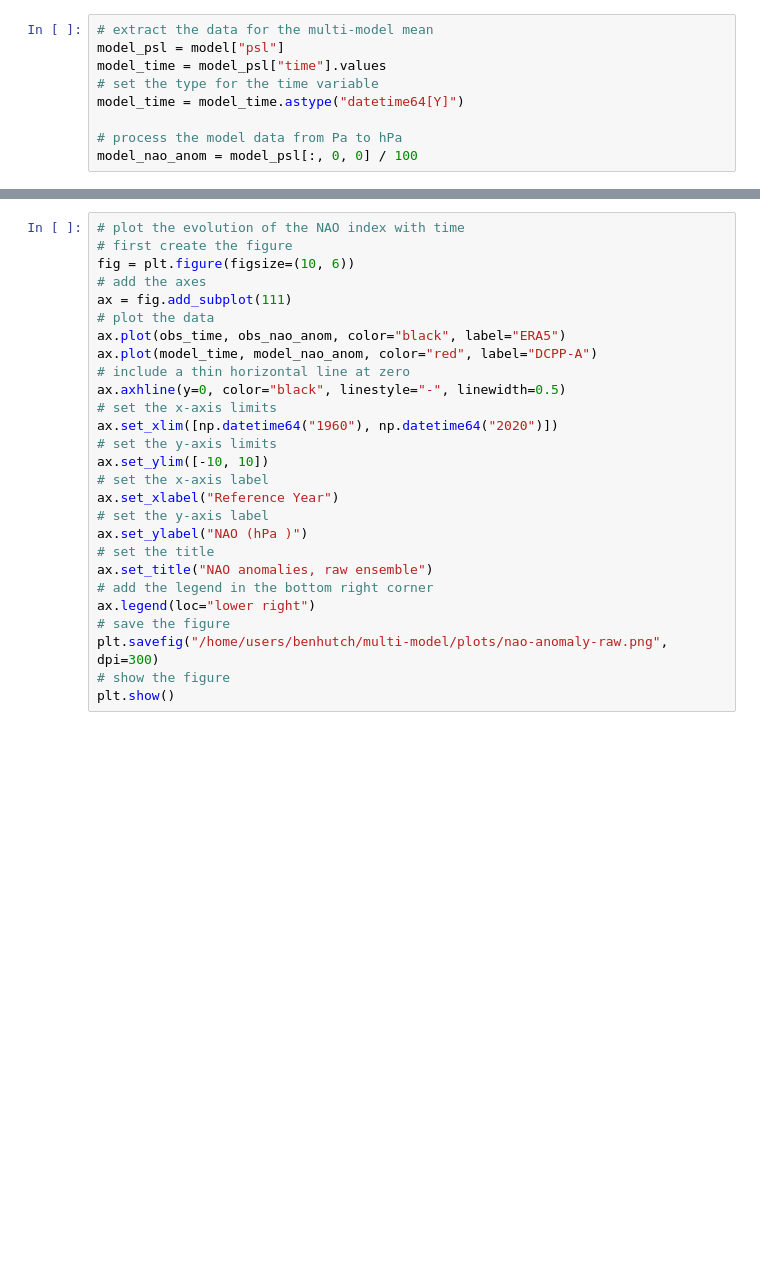
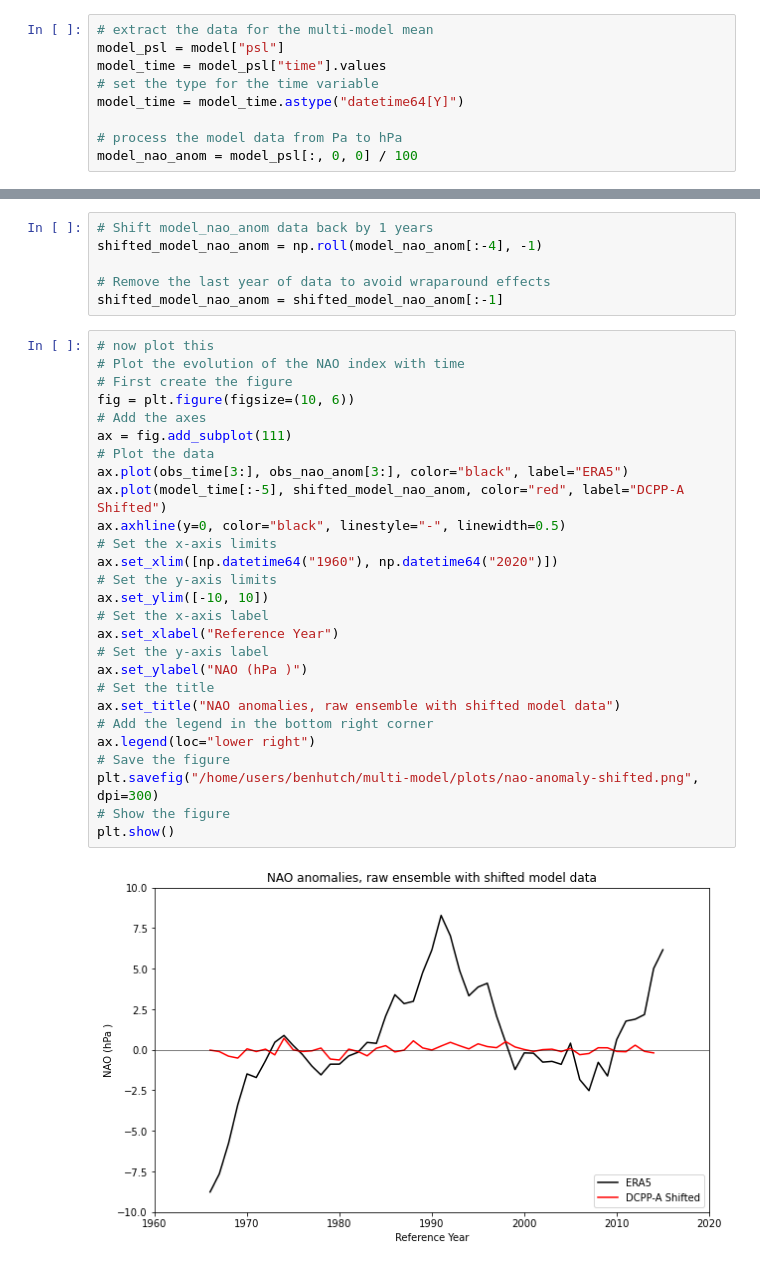
Before and after one commit to benhutchmet/testing-batch-processing, a Jupyter notebook: multi-model/plotting-figure.ipynb, the cells around one changed output, grey strips where cells are left out. Drawn from its saved outputs; the diff is of its cells as text; blank space fills up the shorter version.

```diff
--- a/multi-model/plotting-figure.ipynb
+++ b/multi-model/plotting-figure.ipynb
@@ -33,27 +219,35 @@ model_nao_anom = model_psl[:, 0, 0] / 100
+# %%
+# Shift model_nao_anom data back by 1 years
+shifted_model_nao_anom = np.roll(model_nao_anom[:-4], -1)
+
+# Remove the last year of data to avoid wraparound effects
+shifted_model_nao_anom = shifted_model_nao_anom[:-1]
 # %%
-# plot the evolution of the NAO index with time
-# first create the figure
+# now plot this
+# Plot the evolution of the NAO index with time
+# First create the figure
 fig = plt.figure(figsize=(10, 6))
-# add the axes
+# Add the axes
 ax = fig.add_subplot(111)
-# plot the data
-ax.plot(obs_time, obs_nao_anom, color="black", label="ERA5")
-ax.plot(model_time, model_nao_anom, color="red", label="DCPP-A")
-# include a thin horizontal line at zero
+# Plot the data
+ax.plot(obs_time[3:], obs_nao_anom[3:], color="black", label="ERA5")
+ax.plot(model_time[:-5], shifted_model_nao_anom, color="red", label="DCPP-A Shifted")
 ax.axhline(y=0, color="black", linestyle="-", linewidth=0.5)
-# set the x-axis limits
+# Set the x-axis limits
 ax.set_xlim([np.datetime64("1960"), np.datetime64("2020")])
-# set the y-axis limits
+# Set the y-axis limits
 ax.set_ylim([-10, 10])
-# set the x-axis label
+# Set the x-axis label
 ax.set_xlabel("Reference Year")
-# set the y-axis label
+# Set the y-axis label
 ax.set_ylabel("NAO (hPa )")
-# set the title
-ax.set_title("NAO anomalies, raw ensemble")
-# add the legend in the bottom right corner
+# Set the title
+ax.set_title("NAO anomalies, raw ensemble with shifted model data")
+# Add the legend in the bottom right corner
 ax.legend(loc="lower right")
-# save the figure
-plt.savefig("/home/users/benhutch/multi-model/plots/nao-anomaly-raw.png", dpi=300)
-# show the figure
+# Save the figure
+plt.savefig("/home/users/benhutch/multi-model/plots/nao-anomaly-shifted.png", dpi=300)
+# Show the figure
 plt.show()
+# %% [output]
+[figure, added]
```
Also changed, not shown: parts of 11 cells of this notebook, 14 other files.
